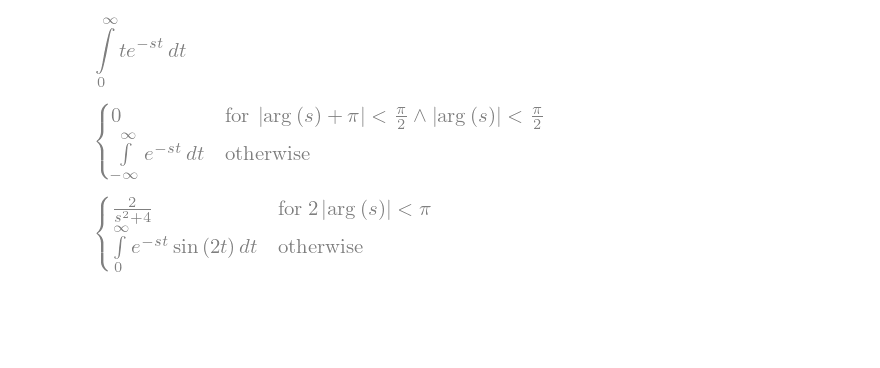
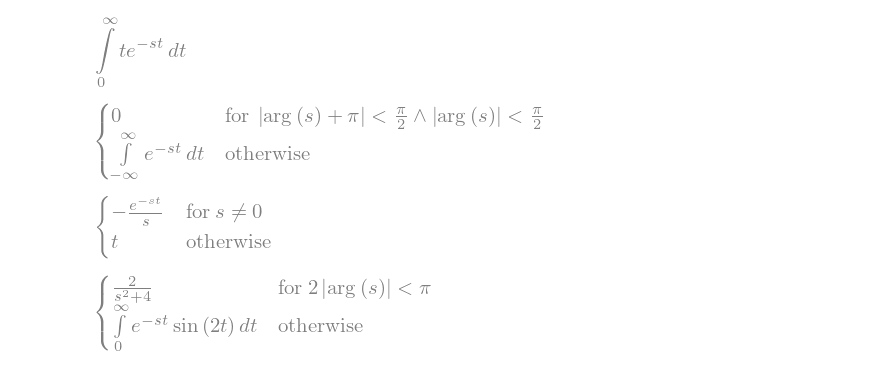
Before and after one commit to jgoppert/aae364_notebook, a Jupyter notebook: 2.Laplace.ipynb, the cells around one changed output. Cells and saved outputs as stored; diff of their text form; code cells hidden in the pictures; blank space fills up the shorter version.

```diff
--- a/2.Laplace.ipynb
+++ b/2.Laplace.ipynb
@@ -21,6 +21,10 @@ def my_laplace_transform_double_sided(f):
 my_laplace_transform_double_sided(1).doit()
 # %% [output]
 [figure]
+# %%
+sympy.integrate(sympy.exp(-s*t), t)
+# %% [output]
+[figure, added]
 # %%
 my_laplace_transform(sympy.sin(2*t)).doit().simplify()
 # %% [output]
```
Also changed, not shown: 2 other files.
